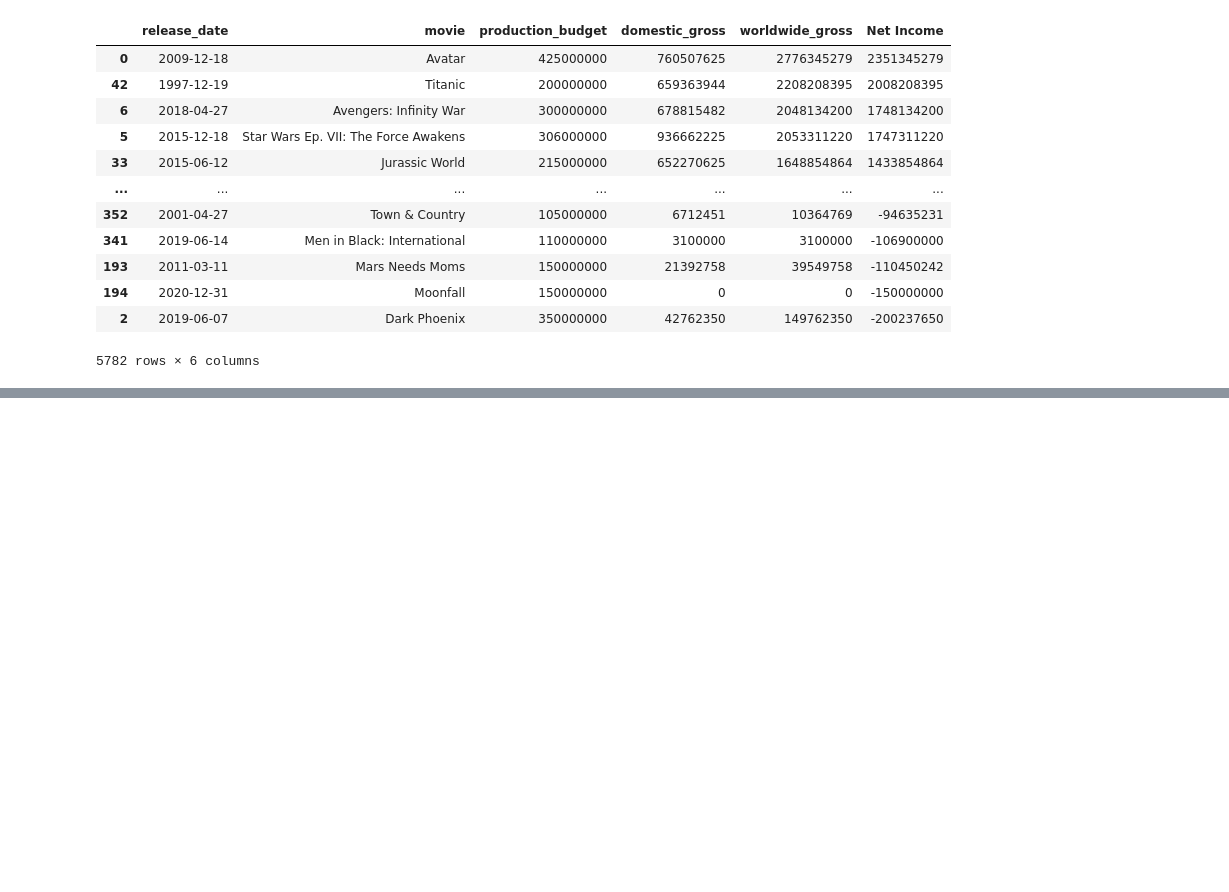
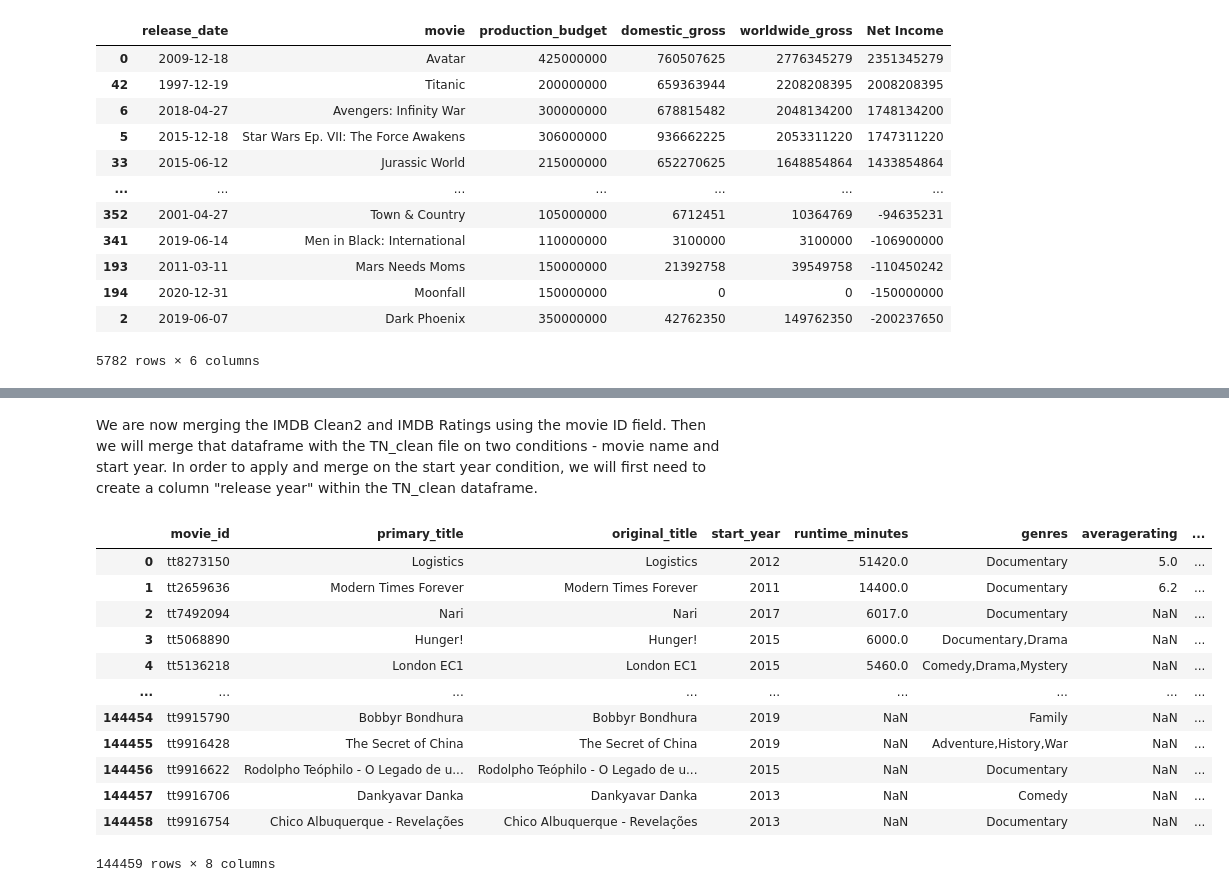
Before and after one commit to learn-co-curriculum/dsc-phase-1-project-v2-4, a Jupyter notebook: student.ipynb, the cells around one changed output, grey strips where cells are left out. Saved outputs shown, nothing was run; the diff lists cells and outputs as text; code cells hidden in the pictures; blank space fills up the shorter version.

```diff
--- a/student.ipynb
+++ b/student.ipynb
@@ -281,0 +286,5 @@ TN_clean.sort_values(by=['Net Income'], ascending=False)
+# %%
+IMDB_clean2 = IMDB.dropna(subset = ['original_title'])
+# %%
+IMDB_clean2.sort_values(by='runtime_minutes', ascending = False, inplace=True)
+IMDB_clean2
@@ -281,0 +326,19 @@ TN_clean.sort_values(by=['Net Income'], ascending=False)
+# %% [markdown]
+We are now merging the IMDB Clean2 and IMDB Ratings using the movie ID field. Then we will merge that dataframe with the TN_clean file on two conditions - movie name and start year. In order to apply and merge on the start year condition, we will first need to create a column "release year" within the TN_clean dataframe.
+# %%
+IMDB_Merged = pd.merge(IMDB_clean2,IMDB_ratings,on='movie_id', how = 'left')
+IMDB_Merged
+# %% [output]
+|  | movie_id | primary_title | original_title | start_year | runtime_minutes | genres | averagerating | ... |
+| 0 | tt8273150 | Logistics | Logistics | 2012 | 51420.0 | Documentary | 5.0 | ... |
+| 1 | tt2659636 | Modern Times Forever | Modern Times Forever | 2011 | 14400.0 | Documentary | 6.2 | ... |
+| 2 | tt7492094 | Nari | Nari | 2017 | 6017.0 | Documentary | NaN | ... |
+| 3 | tt5068890 | Hunger! | Hunger! | 2015 | 6000.0 | Documentary,Drama | NaN | ... |
+| 4 | tt5136218 | London EC1 | London EC1 | 2015 | 5460.0 | Comedy,Drama,Mystery | NaN | ... |
+| ... | ... | ... | ... | ... | ... | ... | ... | ... |
+| 144454 | tt9915790 | Bobbyr Bondhura | Bobbyr Bondhura | 2019 | NaN | Family | NaN | ... |
+| 144455 | tt9916428 | The Secret of China | The Secret of China | 2019 | NaN | Adventure,History,War | NaN | ... |
+| 144456 | tt9916622 | Rodolpho Teóphilo - O Legado de u... | Rodolpho Teóphilo - O Legado de u... | 2015 | NaN | Documentary | NaN | ... |
+| 144457 | tt9916706 | Dankyavar Danka | Dankyavar Danka | 2013 | NaN | Comedy | NaN | ... |
+| 144458 | tt9916754 | Chico Albuquerque - Revelações | Chico Albuquerque - Revelações | 2013 | NaN | Documentary | NaN | ... |
+144459 rows × 8 columns
```
Also changed, not shown: parts of 10 cells of this notebook.
